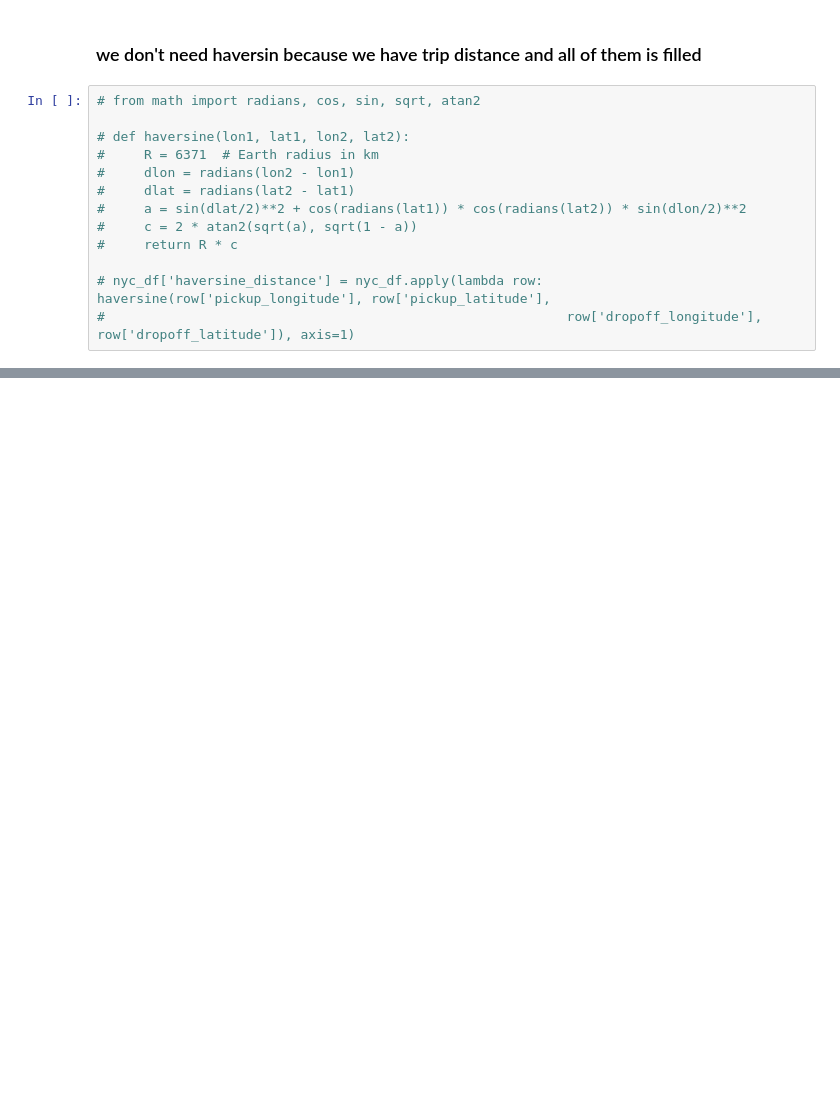
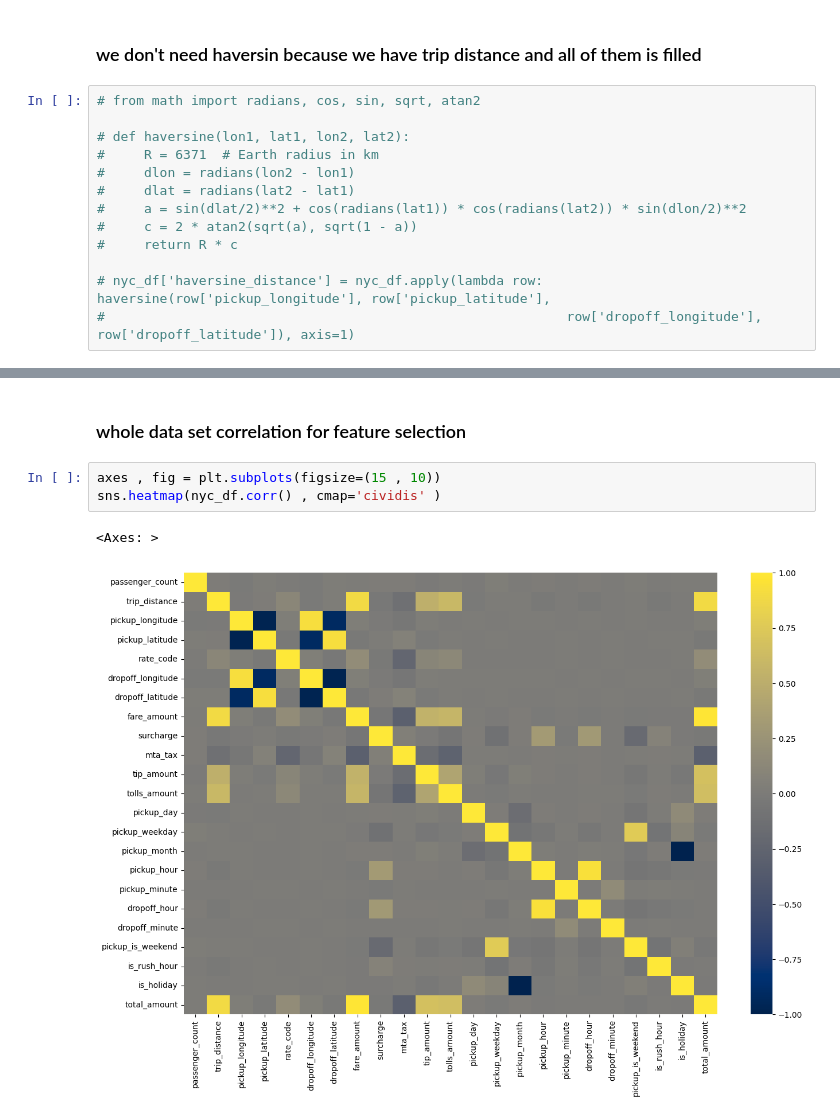
Before and after one commit to Esmaeil-Mashhadi/NewYork_Taxi_Travel_Prediction, a Jupyter notebook: main.ipynb, the cells around one changed output, grey strips where cells are left out. Saved outputs shown, nothing was run; the diff lists cells and outputs as text; blank space fills up the shorter version.

```diff
--- a/main.ipynb
+++ b/main.ipynb
@@ -180,0 +183,8 @@ fig.tight_layout()
+# %% [markdown]
+### whole data set correlation for feature selection
+# %%
+axes , fig = plt.subplots(figsize=(15 , 10))
+sns.heatmap(nyc_df.corr() , cmap='cividis' )
+# %% [output]
+<Axes: >
+[figure, added]
```
Also changed, not shown: parts of 28 cells of this notebook.
